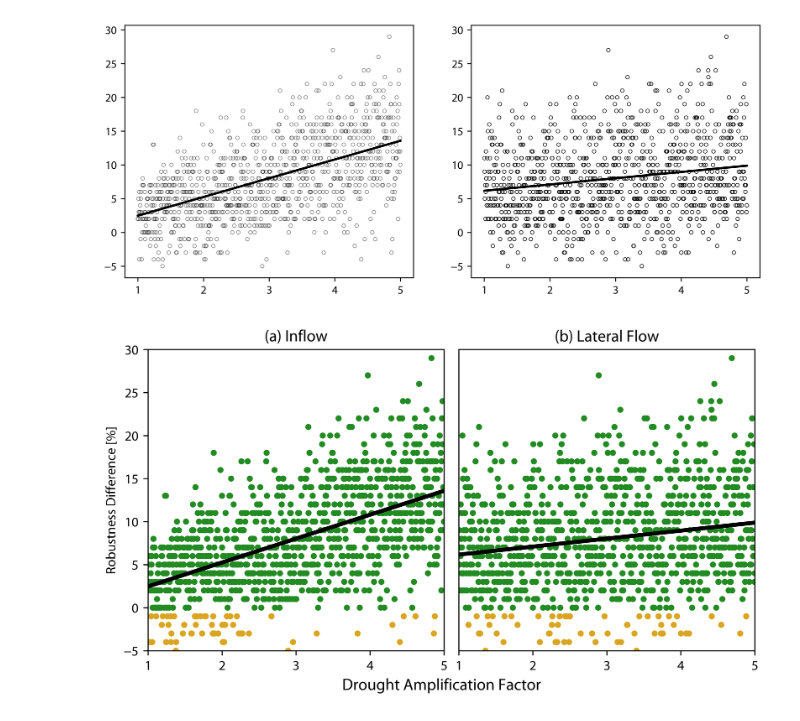
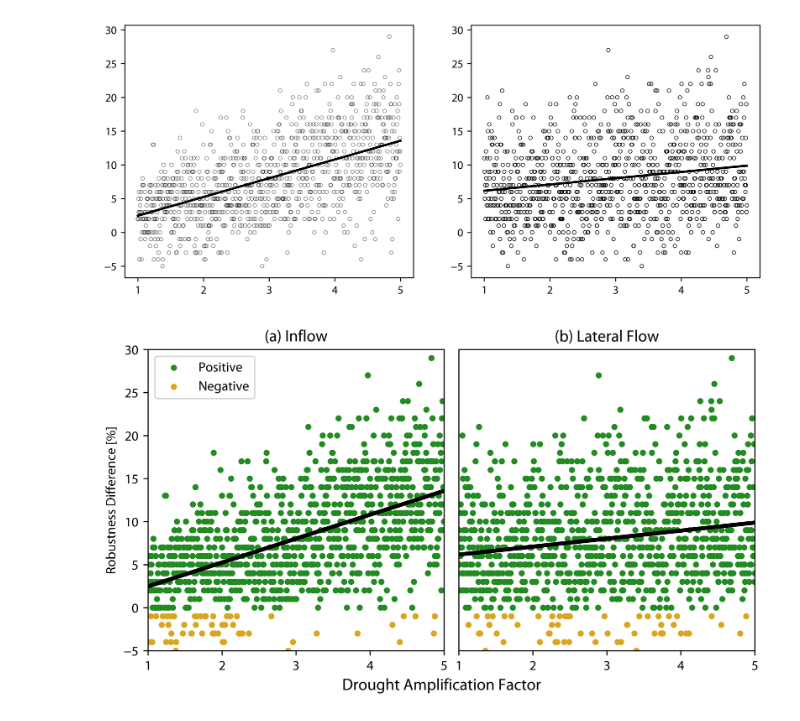
Before and after one commit to cruiseryy/UYRB, a Jupyter notebook: figures/fig6.ipynb, the cells around one changed output. Drawn from its saved outputs; the diff is of its cells as text; code cells hidden in the pictures.

Commit message:
updated figures

```diff
--- a/figures/fig6.ipynb
+++ b/figures/fig6.ipynb
@@ -46,46 +46,45 @@ ax[1].plot(xx, fit_, color='black', linewidth=2)
 [<matplotlib.lines.Line2D at 0x...>]
 [figure]
 # %%
-
-
 fig, ax = plt.subplots(1, 2, figsize=(8, 4))
 rr_diff = rr[:, 0] - rr[:, 1]
 # find indices of positive rr_diff
 idx_pos = np.where(rr_diff >= 0)[0]
 idx_neg = np.where(rr_diff < 0)[0]
 # First subplot
-ax[0].scatter(af[idx_pos, 0], rr_diff[idx_pos], marker='o', s=20, facecolors='forestgreen', edgecolors='none', linewidth=0.5)
-ax[0].scatter(af[idx_neg, 0], rr_diff[idx_neg], marker='o', s=20, facecolors='goldenrod', edgecolors='none', linewidth=0.5)
+ax[0].scatter(af[idx_pos, 0], rr_diff[idx_pos], marker='o', s=20, facecolors='forestgreen', edgecolors='none', linewidth=0.5, label='Positive')
+ax[0].scatter(af[idx_neg, 0], rr_diff[idx_neg], marker='o', s=20, facecolors='goldenrod', edgecolors='none', linewidth=0.5, label='Negative')
 lm0 = LinearRegression().fit(af[:, 0].reshape(-1, 1), rr[:, 0] - rr[:, 1])
 xx = np.array([np.min(af[:, 0]), np.max(af[:, 0])]).reshape(-1, 1)
 fit_ = lm0.predict(xx)
 ax[0].plot(xx, fit_, color='black', linewidth=3)
+ax[0].legend()
 
 # Second subplot
 ax[1].scatter(af[idx_pos, 1], rr_diff[idx_pos], marker='o', s=20, facecolors='forestgreen', edgecolors='none', linewidth=0.5)
 ax[1].scatter(af[idx_neg, 1], rr_diff[idx_neg], marker='o', s=20, facecolors='goldenrod', edgecolors='none', linewidth=0.5)
 lm1 = LinearRegression().fit(af[:, 1].reshape(-1, 1), rr[:, 0] - rr[:, 1])
 xx = np.array([np.min(af[:, 1]), np.max(af[:, 1])]).reshape(-1, 1)
 fit_ = lm1.predict(xx)
 ax[1].plot(xx, fit_, color='black', linewidth=3)
 
 # Ensure both subplots share the same YTicks and YLabel
 ax[1].set_yticks([])  # Turn off YTicks on the right subplot
 ax[0].set_ylabel('Robustness Difference [%]')  # Set the YLabel on the left subplot
 ax[0].set_title('(a) Inflow')
 ax[1].set_title('(b) Lateral Flow')
 
 
 for ax_ in ax:
     ax_.set_xticks([1, 2, 3, 4, 5])  # Set the XTicks
     ax_.set_xticklabels(['1', '2', '3', '4', '5'])  # Set the XTickLabels
     ax_.set_ylim(-5, 30)  # Set the YLim
     ax_.set_xlim(1, 5)  # Set the XLim
 # Add shared Xlabel
 fig.text(0.5, 0.01, 'Drought Amplification Factor', ha='center', fontsize=12)
 plt.subplots_adjust(wspace=0.05)
 plt.show()
 # %% [output]
-[figure, old version]
+[figure, new version]
 # %%
 lm0.coef_, lm1.coef_
```
Also changed, not shown: parts of 2 cells of this notebook, 1 other file.
